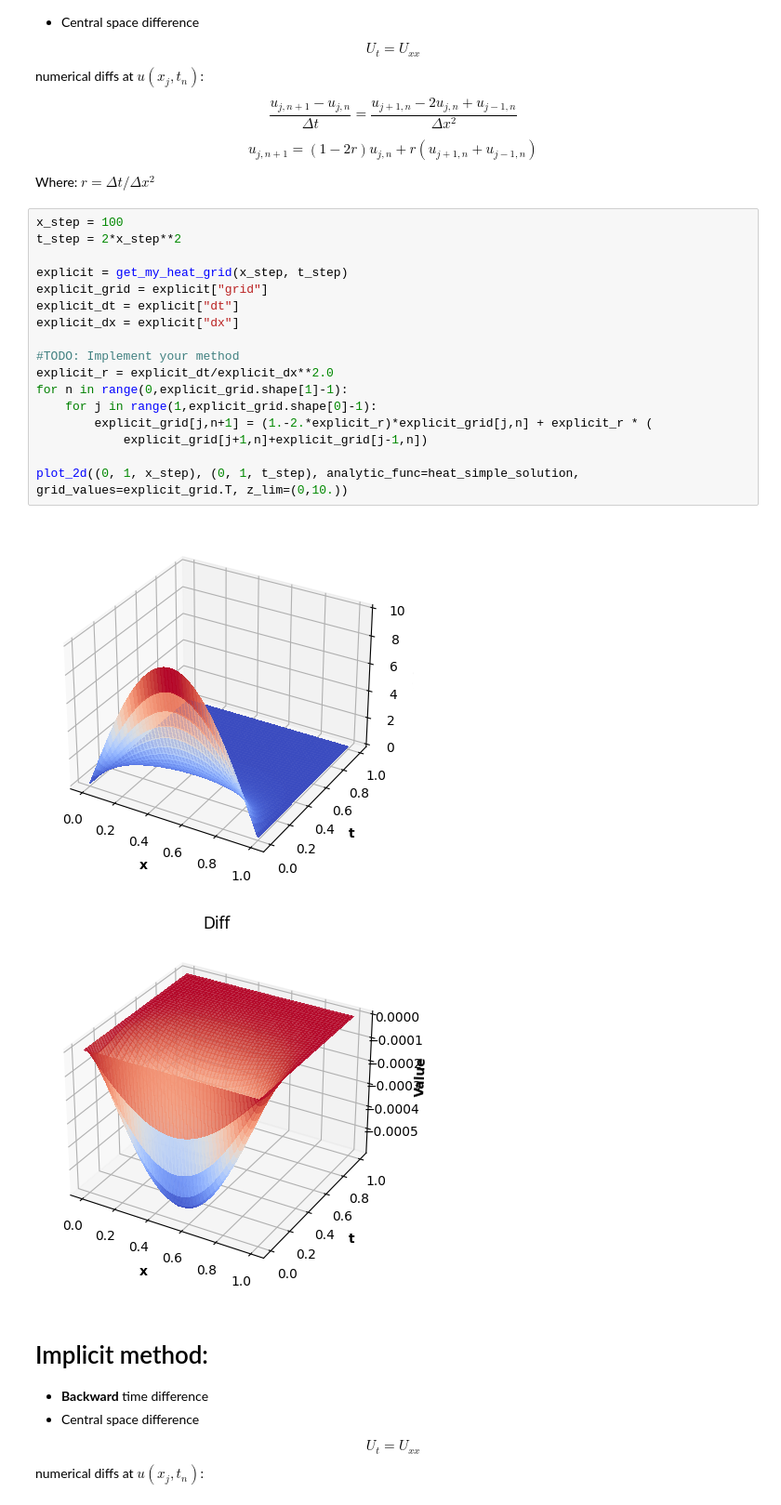
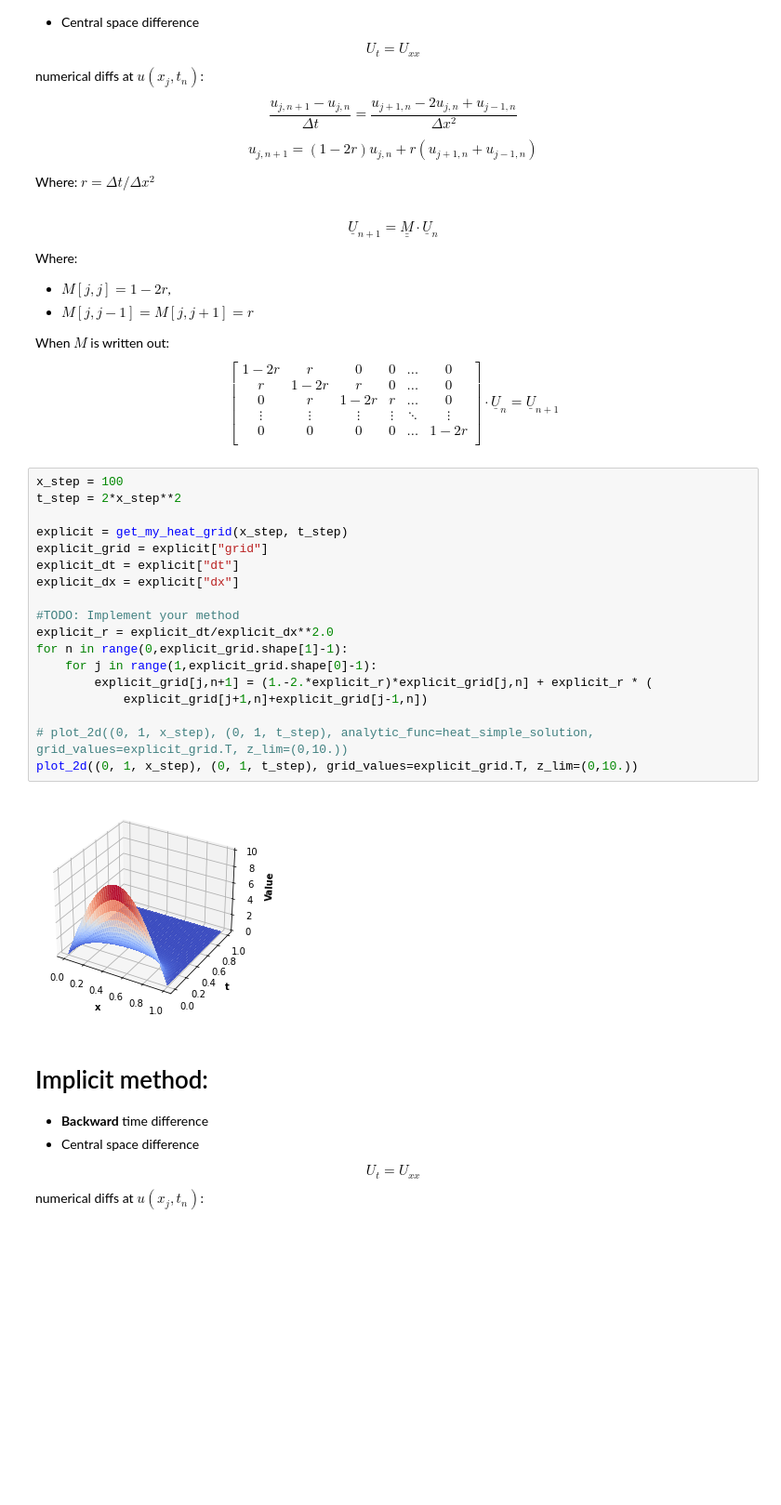
Before and after one commit to QuantCourseBP/QuantCourseBP, a Jupyter notebook: Lectures/2025_spring_ELTE/07_Finite_method_intro/Finite_difference_method_intro_SOLUTION.ipynb, the cells around one changed output. Shown at 93% size. Saved outputs shown, nothing was run; the diff lists cells and outputs as text; blank space fills up the shorter version.

```diff
--- a/Lectures/2025_spring_ELTE/07_Finite_method_intro/Finite_difference_method_intro_SOLUTION.ipynb
+++ b/Lectures/2025_spring_ELTE/07_Finite_method_intro/Finite_difference_method_intro_SOLUTION.ipynb
@@ -244,26 +298,42 @@ $$\dfrac{u_{j, n+1}-u_{j, n}}{\Delta t} = \dfrac{u_{j+1, n}-2u_{j,n}+u_{j-1,n}}{
 $$u_{j, n+1} = \left(1-2r\right) u_{j,n} + r(u_{j+1, n}+u_{j-1, n})$$
 
 Where: $r = \Delta t/\Delta x^2$
+# %% [markdown]
+$$ \underline{U}_{n+1} = \underline{\underline{M}}\cdot \underline{U}_n$$
+Where:
+* $M[j,j]=1-2r$,
+* $M[j,j-1]=M[j, j+1]=r$
+
+When $M$ is written out:
+$$\left[
+\begin{array}{cccccc}
+1-2r & r & 0 & 0 & \ldots & 0\\
+r & 1-2r & r & 0 & \ldots & 0\\
+0 & r & 1-2r & r & \ldots & 0\\
+\vdots & \vdots & \vdots & \vdots & \ddots & \vdots \\
+0 & 0 & 0 & 0 & \ldots & 1-2r\\
+\end{array}
+\right]\cdot \underline{U}_n = \underline{U}_{n+1}$$
 # %%
 x_step = 100
 t_step = 2*x_step**2
 
 explicit = get_my_heat_grid(x_step, t_step)
 explicit_grid = explicit["grid"]
 explicit_dt = explicit["dt"]
 explicit_dx = explicit["dx"]
 
 #TODO: Implement your method
 explicit_r = explicit_dt/explicit_dx**2.0
 for n in range(0,explicit_grid.shape[1]-1):
     for j in range(1,explicit_grid.shape[0]-1):
         explicit_grid[j,n+1] = (1.-2.*explicit_r)*explicit_grid[j,n] + explicit_r * (
             explicit_grid[j+1,n]+explicit_grid[j-1,n])
 
-plot_2d((0, 1, x_step), (0, 1, t_step), analytic_func=heat_simple_solution, grid_values=explicit_grid.T, z_lim=(0,10.))
+# plot_2d((0, 1, x_step), (0, 1, t_step), analytic_func=heat_simple_solution, grid_values=explicit_grid.T, z_lim=(0,10.))
+plot_2d((0, 1, x_step), (0, 1, t_step), grid_values=explicit_grid.T, z_lim=(0,10.))
 # %% [output]
-[figure, old version]
+[figure, new version]
-[figure, removed]
 # %% [markdown]
 # Implicit method:
 * **Backward** time difference
```
Also changed, not shown: parts of 34 cells of this notebook.
